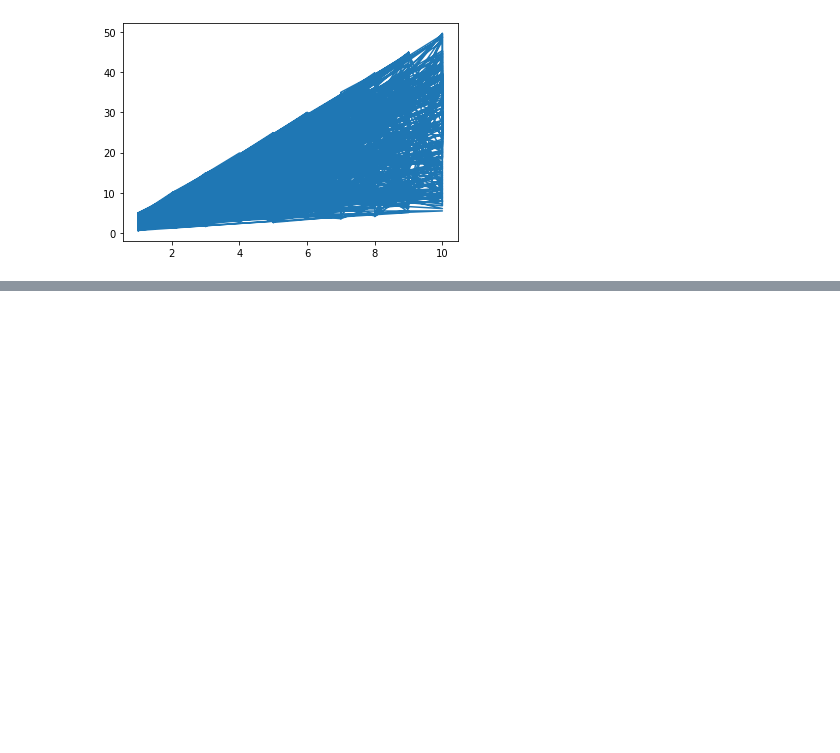
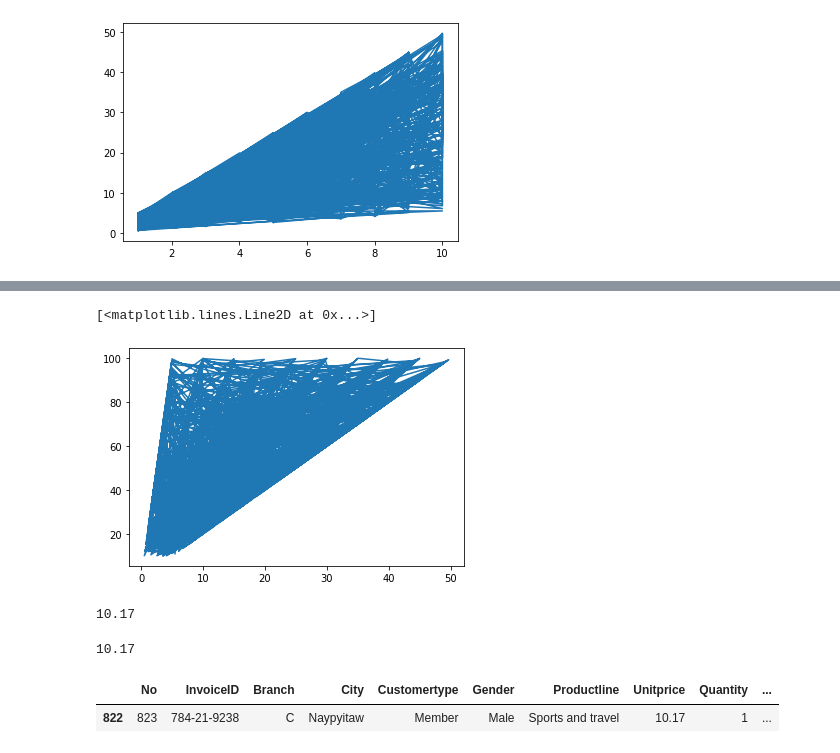
Before and after one commit to JeswinThomasAJ/Business-Analytics-with-Python, a Jupyter notebook: Copy_of_Question_and_ans.ipynb, the cells around one changed output, grey strips where cells are left out. Drawn from its saved outputs; the diff is of its cells as text; code cells hidden in the pictures; blank space fills up the shorter version.

```diff
--- a/Copy_of_Question_and_ans.ipynb
+++ b/Copy_of_Question_and_ans.ipynb
@@ -542,0 +716,19 @@ Name: Tax, Length: 1000, dtype: float64
+# %%
+x=df["Tax"]
+y=df["Unitprice"]
+plt.plot(x,y)
+# %% [output]
+[<matplotlib.lines.Line2D at 0x...>]
+[figure, added]
+# %%
+df['cogs'].min()
+# %% [output]
+10.17
+# %%
+s7=df['cogs'].min()
+print(s7)
+df.loc[df["cogs"]==s7]
+# %% [output]
+10.17
+|  | No | InvoiceID | Branch | City | Customertype | Gender | Productline | Unitprice | Quantity | ... |
+| 822 | 823 | 784-21-9238 | C | Naypyitaw | Member | Male | Sports and travel | 10.17 | 1 | ... |
```
Also changed, not shown: parts of 15 cells of this notebook.
